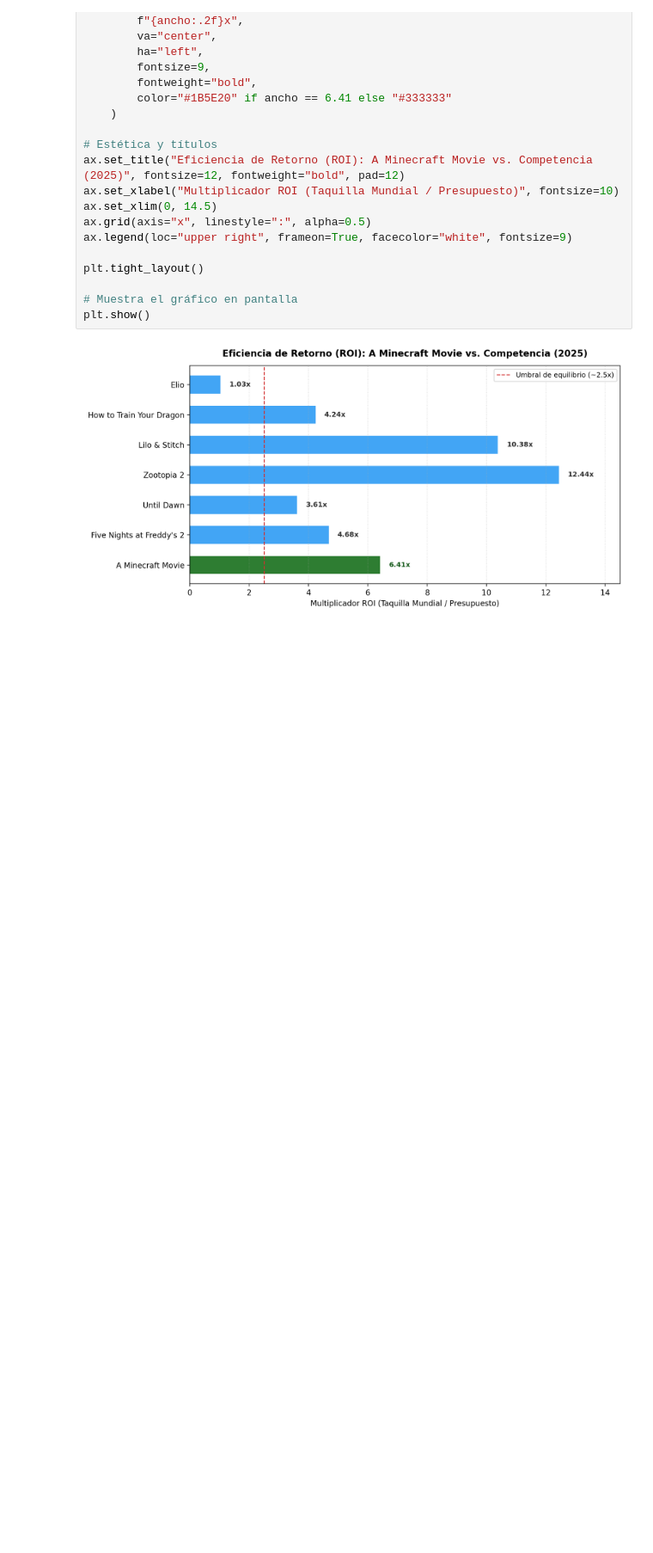
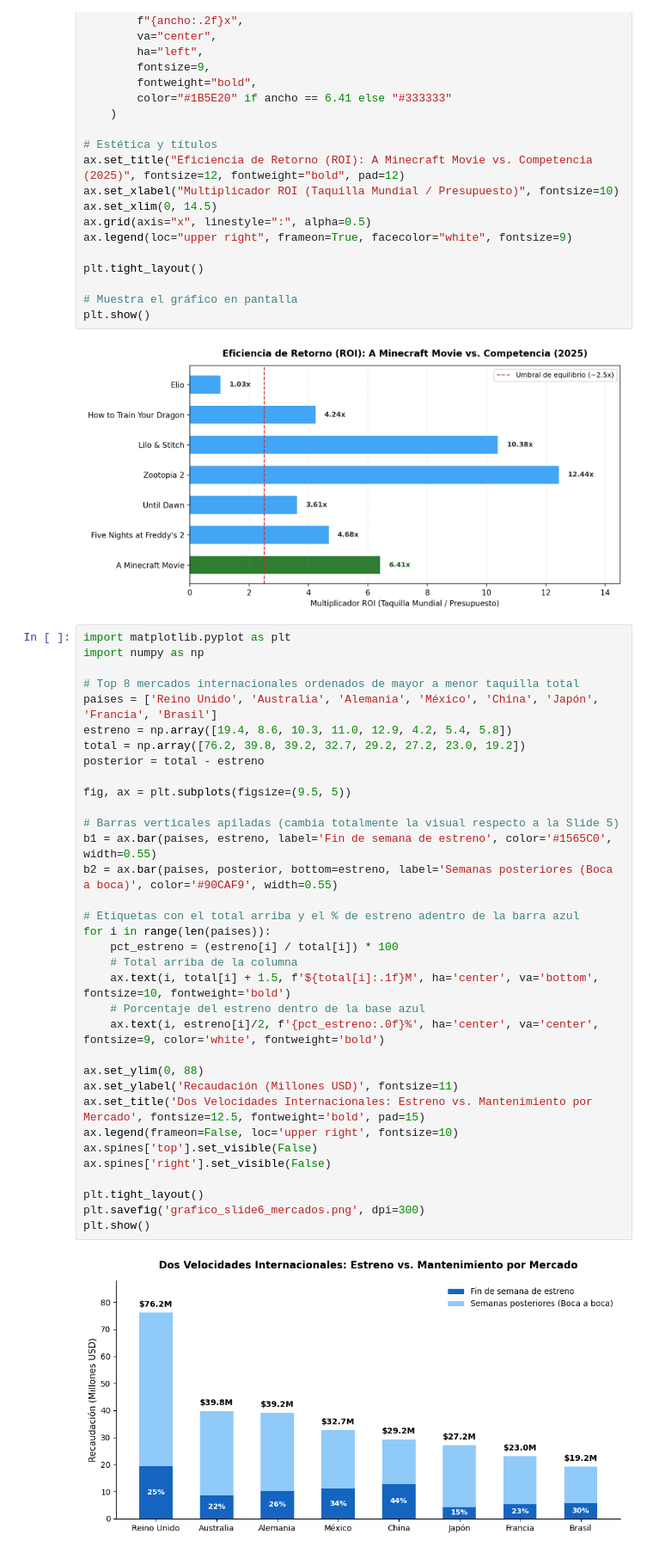
Before and after one commit to AlejandroTanquis/consulting-challenge-, a Jupyter notebook: data/raw/minecraftmovie.ipynb, the cells around one changed output. Shown at 86% size. Drawn from its saved outputs; the diff is of its cells as text; blank space fills up the shorter version.

```diff
--- a/data/raw/minecraftmovie.ipynb
+++ b/data/raw/minecraftmovie.ipynb
@@ -122,3 +122,39 @@ plt.tight_layout()
 plt.show()
 # %% [output]
 [figure]
+# %%
+import matplotlib.pyplot as plt
+import numpy as np
+
+# Top 8 mercados internacionales ordenados de mayor a menor taquilla total
+paises = ['Reino Unido', 'Australia', 'Alemania', 'México', 'China', 'Japón', 'Francia', 'Brasil']
+estreno = np.array([19.4, 8.6, 10.3, 11.0, 12.9, 4.2, 5.4, 5.8])
+total = np.array([76.2, 39.8, 39.2, 32.7, 29.2, 27.2, 23.0, 19.2])
+posterior = total - estreno
+
+fig, ax = plt.subplots(figsize=(9.5, 5))
+
+# Barras verticales apiladas (cambia totalmente la visual respecto a la Slide 5)
+b1 = ax.bar(paises, estreno, label='Fin de semana de estreno', color='#1565C0', width=0.55)
+b2 = ax.bar(paises, posterior, bottom=estreno, label='Semanas posteriores (Boca a boca)', color='#90CAF9', width=0.55)
+
+# Etiquetas con el total arriba y el % de estreno adentro de la barra azul
+for i in range(len(paises)):
+    pct_estreno = (estreno[i] / total[i]) * 100
+    # Total arriba de la columna
+    ax.text(i, total[i] + 1.5, f'${total[i]:.1f}M', ha='center', va='bottom', fontsize=10, fontweight='bold')
+    # Porcentaje del estreno dentro de la base azul
+    ax.text(i, estreno[i]/2, f'{pct_estreno:.0f}%', ha='center', va='center', fontsize=9, color='white', fontweight='bold')
+
+ax.set_ylim(0, 88)
+ax.set_ylabel('Recaudación (Millones USD)', fontsize=11)
+ax.set_title('Dos Velocidades Internacionales: Estreno vs. Mantenimiento por Mercado', fontsize=12.5, fontweight='bold', pad=15)
+ax.legend(frameon=False, loc='upper right', fontsize=10)
+ax.spines['top'].set_visible(False)
+ax.spines['right'].set_visible(False)
+
+plt.tight_layout()
+plt.savefig('grafico_slide6_mercados.png', dpi=300)
+plt.show()
+# %% [output]
+[figure, added]
```
Also changed, not shown: parts of 1 cell of this notebook.
